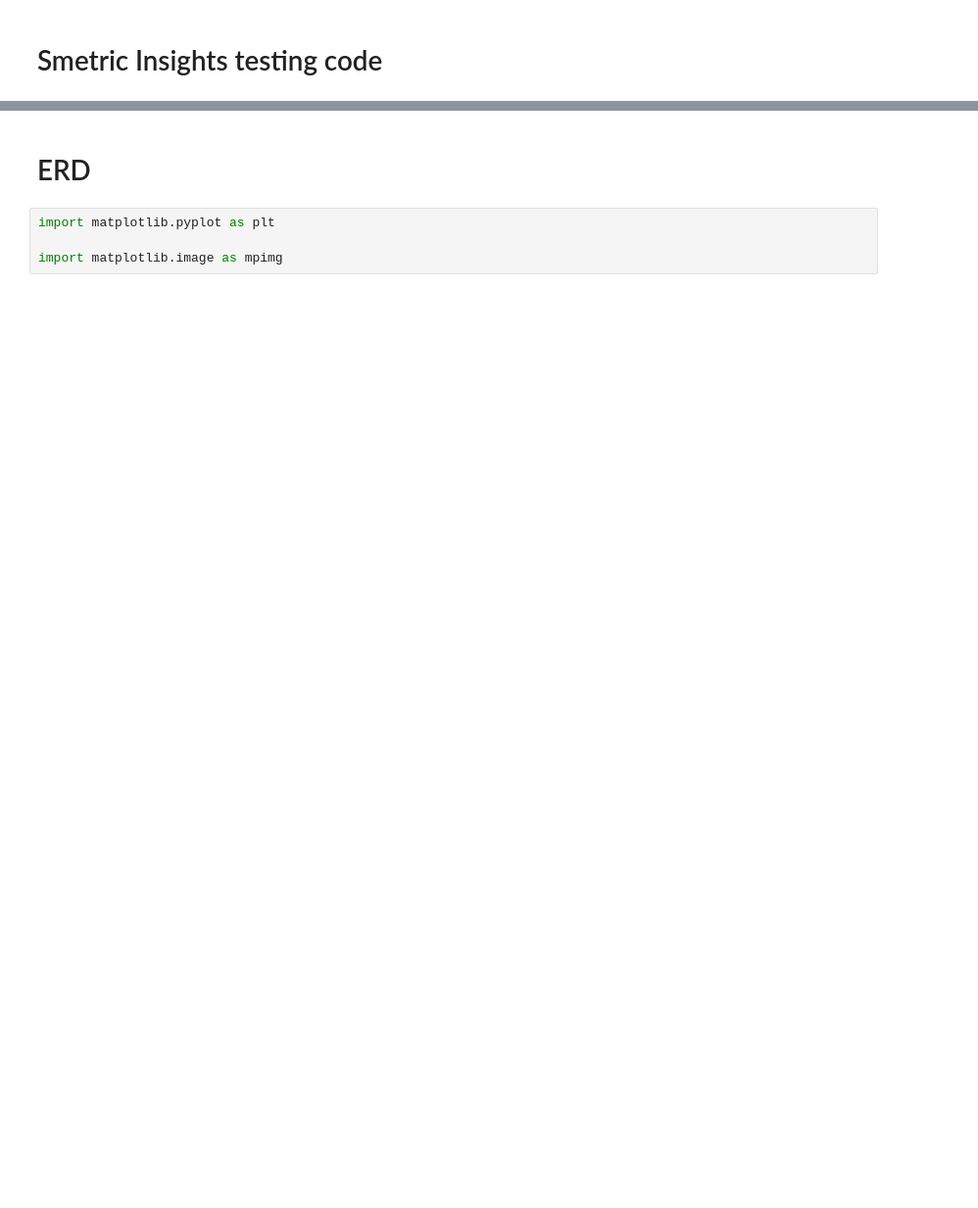
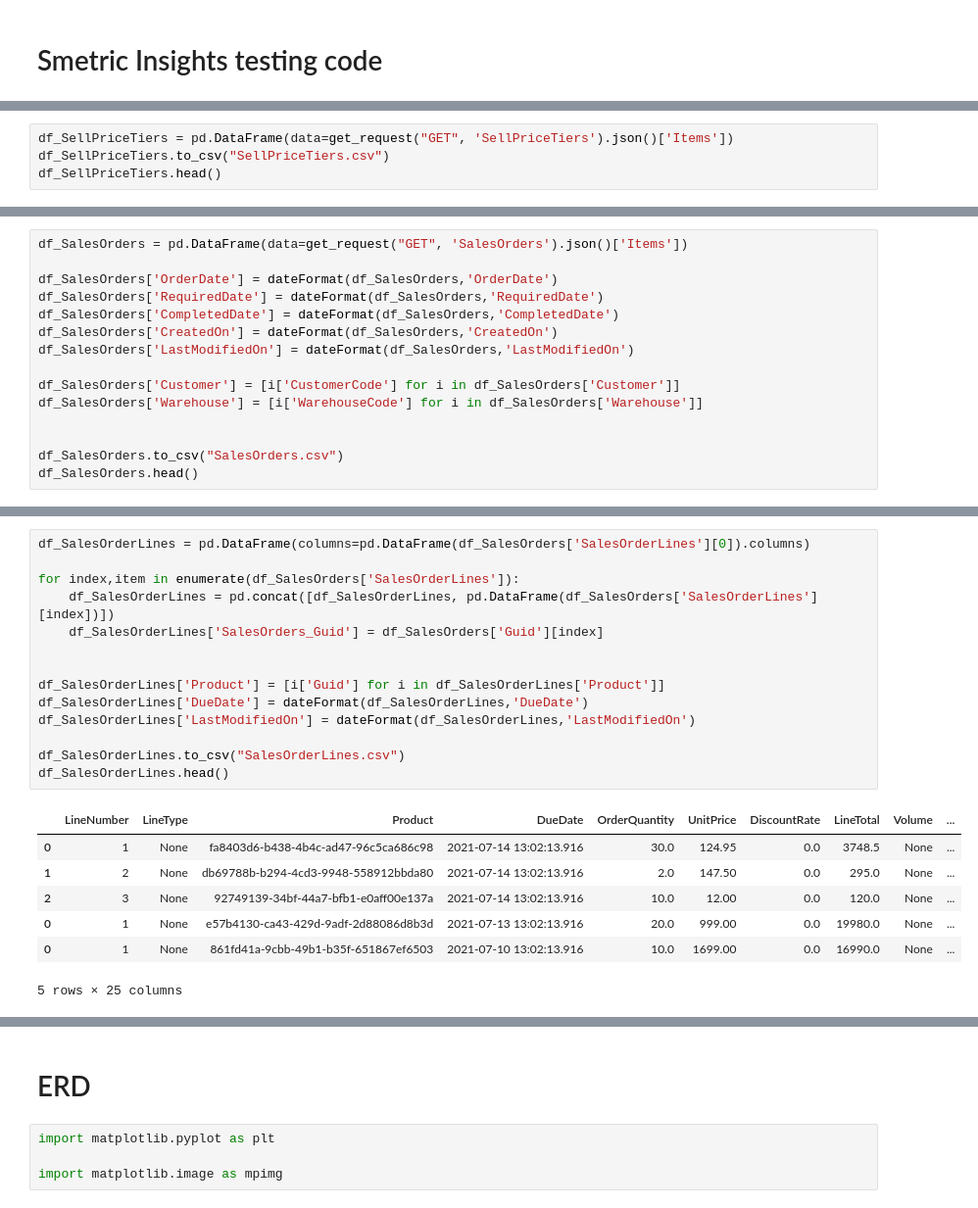
Before and after one commit to TOMMYWHY/Smetric-Insights_demo, a Jupyter notebook: index.ipynb, the cells around one changed output, grey strips where cells are left out. Shown at 98% size. Cells and saved outputs as stored; diff of their text form; blank space fills up the shorter version.

```diff
--- a/index.ipynb
+++ b/index.ipynb
@@ -192,0 +68,4 @@ df_Invoices.head()
+# %%
+df_SellPriceTiers = pd.DataFrame(data=get_request("GET", 'SellPriceTiers').json()['Items'])
+df_SellPriceTiers.to_csv("SellPriceTiers.csv")
+df_SellPriceTiers.head()
@@ -192,0 +128,15 @@ df_Invoices.head()
+# %%
+df_SalesOrders = pd.DataFrame(data=get_request("GET", 'SalesOrders').json()['Items'])
+
+df_SalesOrders['OrderDate'] = dateFormat(df_SalesOrders,'OrderDate')
+df_SalesOrders['RequiredDate'] = dateFormat(df_SalesOrders,'RequiredDate')
+df_SalesOrders['CompletedDate'] = dateFormat(df_SalesOrders,'CompletedDate')
+df_SalesOrders['CreatedOn'] = dateFormat(df_SalesOrders,'CreatedOn')
+df_SalesOrders['LastModifiedOn'] = dateFormat(df_SalesOrders,'LastModifiedOn')
+
+df_SalesOrders['Customer'] = [i['CustomerCode'] for i in df_SalesOrders['Customer']]
+df_SalesOrders['Warehouse'] = [i['WarehouseCode'] for i in df_SalesOrders['Warehouse']]
+
+
+df_SalesOrders.to_csv("SalesOrders.csv")
+df_SalesOrders.head()
@@ -192,0 +151,22 @@ df_Invoices.head()
+# %%
+df_SalesOrderLines = pd.DataFrame(columns=pd.DataFrame(df_SalesOrders['SalesOrderLines'][0]).columns)
+
+for index,item in enumerate(df_SalesOrders['SalesOrderLines']):
+    df_SalesOrderLines = pd.concat([df_SalesOrderLines, pd.DataFrame(df_SalesOrders['SalesOrderLines'][index])])
+    df_SalesOrderLines['SalesOrders_Guid'] = df_SalesOrders['Guid'][index]
+
+
+df_SalesOrderLines['Product'] = [i['Guid'] for i in df_SalesOrderLines['Product']]
+df_SalesOrderLines['DueDate'] = dateFormat(df_SalesOrderLines,'DueDate')
+df_SalesOrderLines['LastModifiedOn'] = dateFormat(df_SalesOrderLines,'LastModifiedOn')
+
+df_SalesOrderLines.to_csv("SalesOrderLines.csv")
+df_SalesOrderLines.head()
+# %% [output]
+|  | LineNumber | LineType | Product | DueDate | OrderQuantity | UnitPrice | DiscountRate | LineTotal | Volume | ... |
+| 0 | 1 | None | fa8403d6-b438-4b4c-ad47-96c5ca686c98 | 2021-07-14 13:02:13.916 | 30.0 | 124.95 | 0.0 | 3748.5 | None | ... |
+| 1 | 2 | None | db69788b-b294-4cd3-9948-558912bbda80 | 2021-07-14 13:02:13.916 | 2.0 | 147.50 | 0.0 | 295.0 | None | ... |
+| 2 | 3 | None | 92749139-34bf-44a7-bfb1-e0aff00e137a | 2021-07-14 13:02:13.916 | 10.0 | 12.00 | 0.0 | 120.0 | None | ... |
+| 0 | 1 | None | e57b4130-ca43-429d-9adf-2d88086d8b3d | 2021-07-13 13:02:13.916 | 20.0 | 999.00 | 0.0 | 19980.0 | None | ... |
+| 0 | 1 | None | 861fd41a-9cbb-49b1-b35f-651867ef6503 | 2021-07-10 13:02:13.916 | 10.0 | 1699.00 | 0.0 | 16990.0 | None | ... |
+5 rows × 25 columns
```
Also changed, not shown: parts of 27 cells of this notebook, 14 other files.
